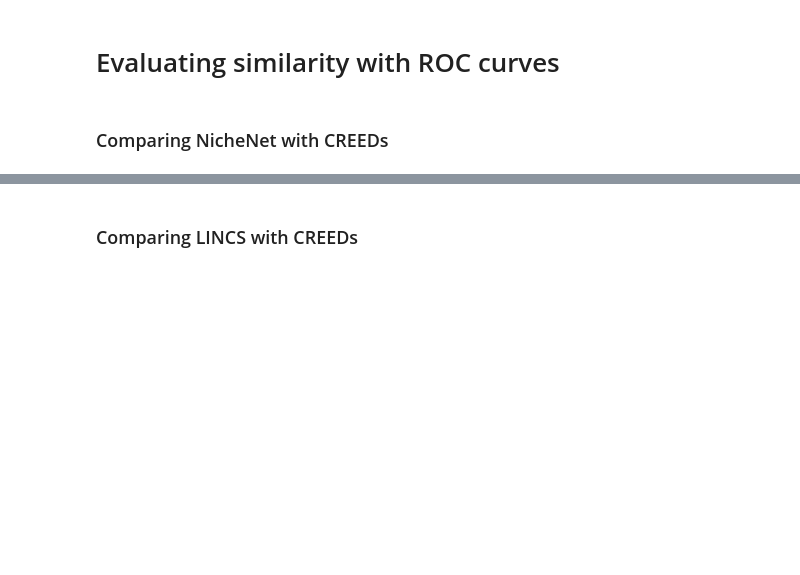
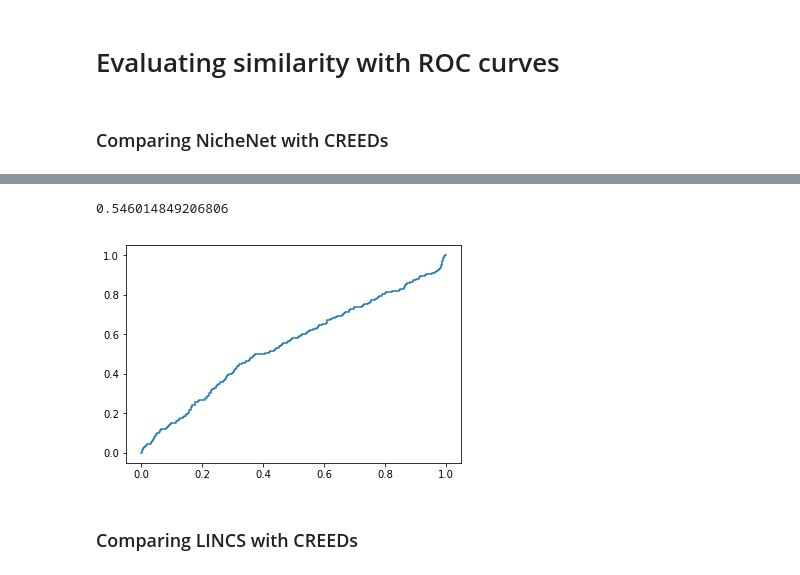
Before and after one commit to Vargeszti/Thesis, a Jupyter notebook: code/similarities.ipynb, the cells around one changed output, grey strips where cells are left out. Drawn from its saved outputs; the diff is of its cells as text; code cells hidden in the pictures; blank space fills up the shorter version.

Commit message:
true matrix for ROC

```diff
--- a/code/similarities.ipynb
+++ b/code/similarities.ipynb
@@ -261,3 +279,27 @@ similarity
+# %%
+true_matrix = pd.DataFrame(0, index=similarity.index, columns=similarity.columns)
+for sample in true_matrix.columns:
+    target = meta.loc[int(sample), 'hs_gene_symbol']
+    fil = lr_network['to'] == target
+    ligands = lr_network['from'][fil].unique()
+    ligands = list(set(ligands) & set(true_matrix.index))
+    true_matrix.loc[ligands, sample] = 1
+    if target in true_matrix.index:
+        true_matrix.loc[target, sample] = 1
+# %%
+y_pr = similarity.values.reshape((1, -1))[0]
+y_tr = true_matrix.values.reshape((1, -1))[0]
+fil = ~pd.isna(y_pr)
+y_pr = y_pr[fil]
+y_tr = y_tr[fil]
+# %%
+fpr, tpr, dummy = ROC(y_tr, y_pr)
+# %%
+plt.plot(fpr, tpr)
+AUC(fpr, tpr)
+# %% [output]
+0.546014849206806
+[figure, added]
 # %%
 for l_or_r in similarity.columns:
         pairs=[l_or_r]
```
Also changed, not shown: parts of 6 cells of this notebook.
